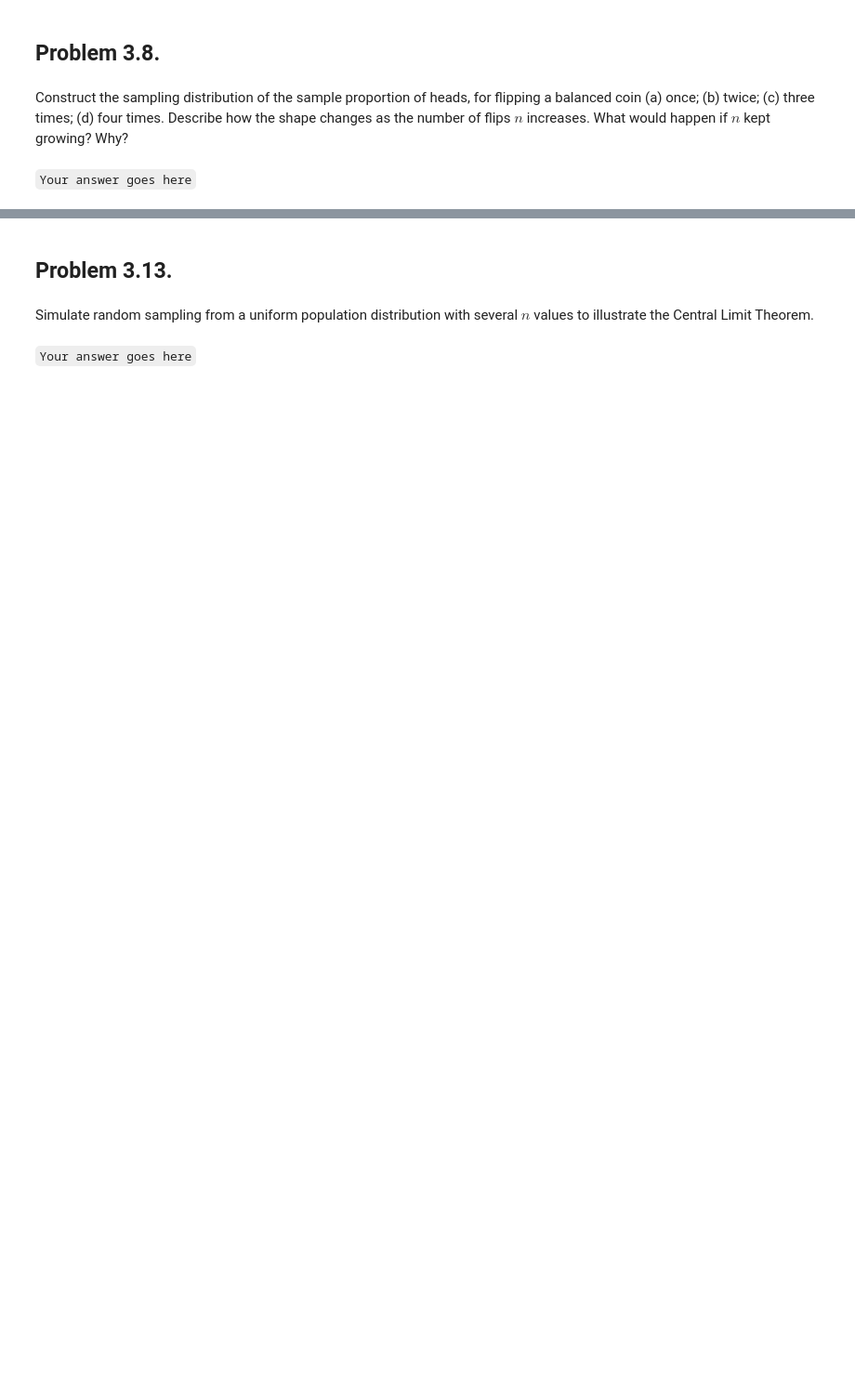
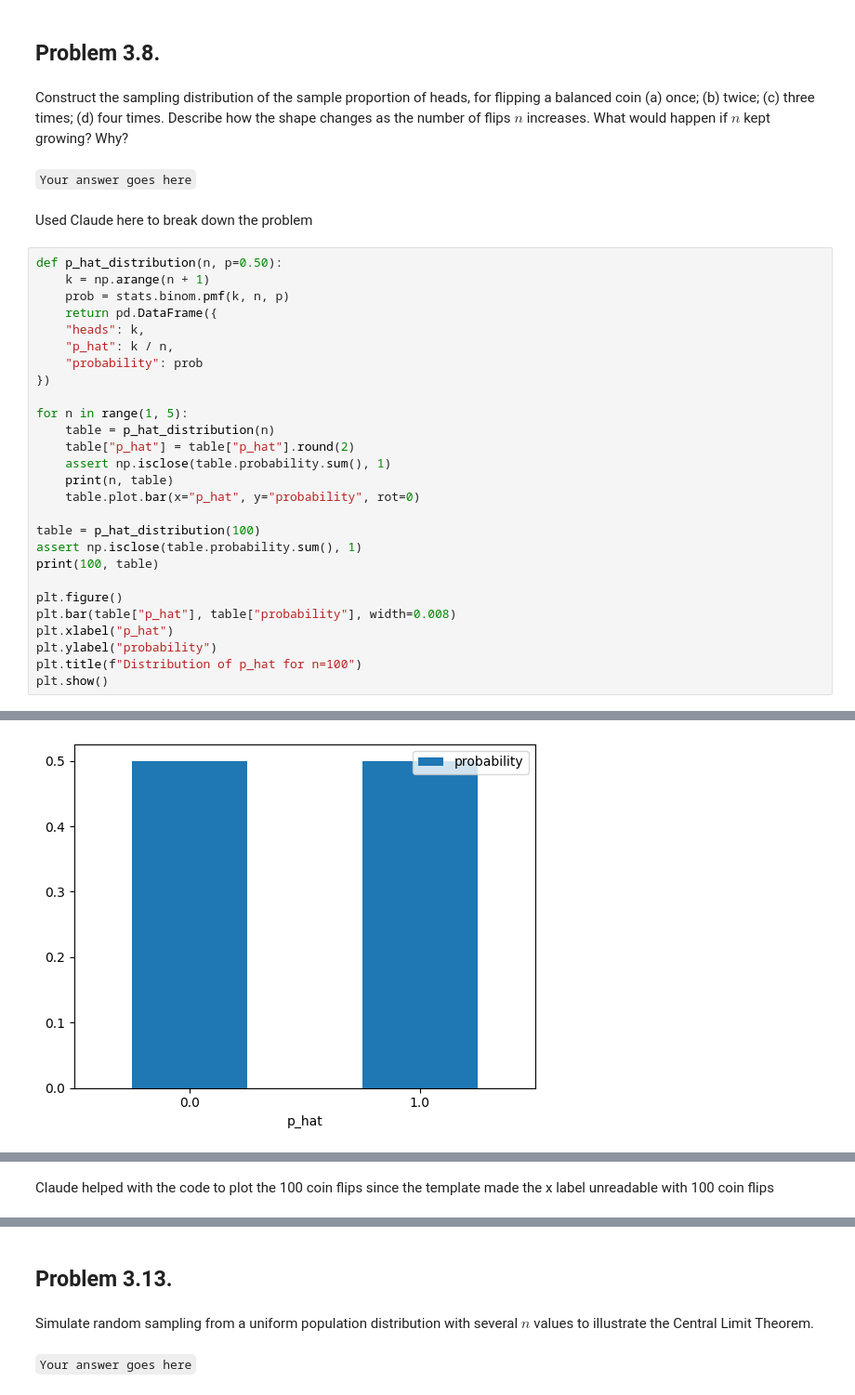
Before and after one commit to JustinSu11/Applied-Probability-and-Statistics-for-AI, a Jupyter notebook: Assignments/assignment 3.1/Justin_Nguyen_Assignment_3.1.ipynb, the cells around one changed output, grey strips where cells are left out. Shown at 93% size. Drawn from its saved outputs; the diff is of its cells as text; blank space fills up the shorter version.

```diff
--- a/Assignments/assignment 3.1/Justin_Nguyen_Assignment_3.1.ipynb
+++ b/Assignments/assignment 3.1/Justin_Nguyen_Assignment_3.1.ipynb
@@ -106,3 +149,33 @@ coin (a) once; (b) twice; (c) three times; (d) four times. Describe how the shap
 as the number of flips $n$ increases. What would happen if $n$ kept growing? Why?
 # %% [markdown]
 `Your answer goes here`
+# %% [markdown]
+Used Claude here to break down the problem
+# %%
+def p_hat_distribution(n, p=0.50):
+    k = np.arange(n + 1)
+    prob = stats.binom.pmf(k, n, p)
+    return pd.DataFrame({
+    "heads": k,
+    "p_hat": k / n,
+    "probability": prob
+})
+
+for n in range(1, 5):
+    table = p_hat_distribution(n)
+    table["p_hat"] = table["p_hat"].round(2)
+    assert np.isclose(table.probability.sum(), 1)
+    print(n, table)
+    table.plot.bar(x="p_hat", y="probability", rot=0)
+
+table = p_hat_distribution(100)
+assert np.isclose(table.probability.sum(), 1)
+print(100, table)
+
+plt.figure()
+plt.bar(table["p_hat"], table["probability"], width=0.008)
+plt.xlabel("p_hat")
+plt.ylabel("probability")
+plt.title(f"Distribution of p_hat for n=100")
+plt.show()
+# %% [output]
@@ -108,0 +199 @@ as the number of flips $n$ increases. What would happen if $n$ kept growing? Why
+[figure, added]
@@ -108,0 +204,2 @@ as the number of flips $n$ increases. What would happen if $n$ kept growing? Why
+# %% [markdown]
+Claude helped with the code to plot the 100 coin flips since the template made the x label unreadable with 100 coin flips
```
Also changed, not shown: parts of 37 cells of this notebook, 2 other files.
